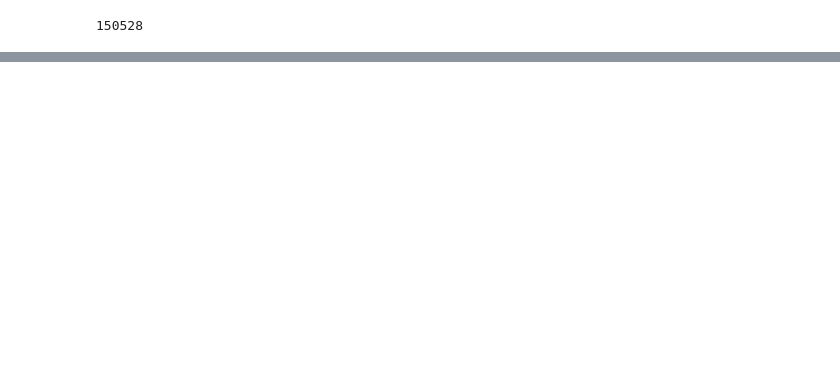
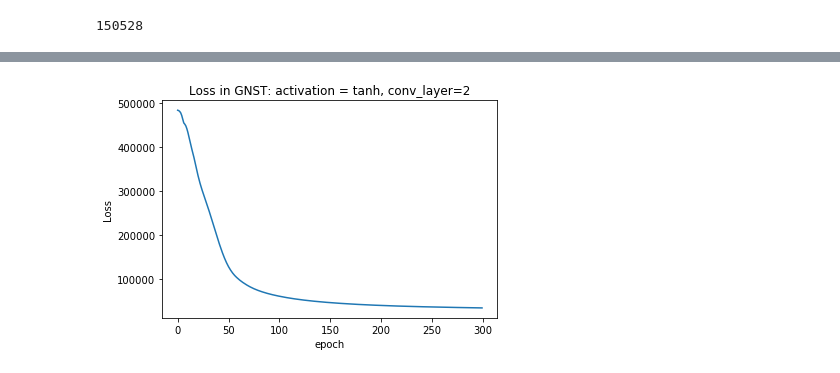
Before and after one commit to aliasvishnu/Generative-Style-Transfer, a Jupyter notebook: GNST-v3Oj.ipynb, the cells around one changed output, grey strips where cells are left out. Saved outputs shown, nothing was run; the diff lists cells and outputs as text; code cells hidden in the pictures; blank space fills up the shorter version.

```diff
--- a/GNST-v3Oj.ipynb
+++ b/GNST-v3Oj.ipynb
@@ -343,0 +239,12 @@ plt.savefig('styletsfr.jpg')
+# %%
+plt.plot(hist.history['loss'])
+# plt.plot(history.history['val_acc'])
+plt.title('Loss in GNST: activation = tanh, conv_layer=2' )
+plt.ylabel('Loss')
+plt.xlabel('epoch')
+plt.savefig('Loss_GNST_tanh_2')
+fig = plt.show()
+plt.show()
+# plt.gcf().clear()
+# %% [output]
+[figure, added]
```
Also changed, not shown: parts of 6 cells of this notebook, 6 other files.
